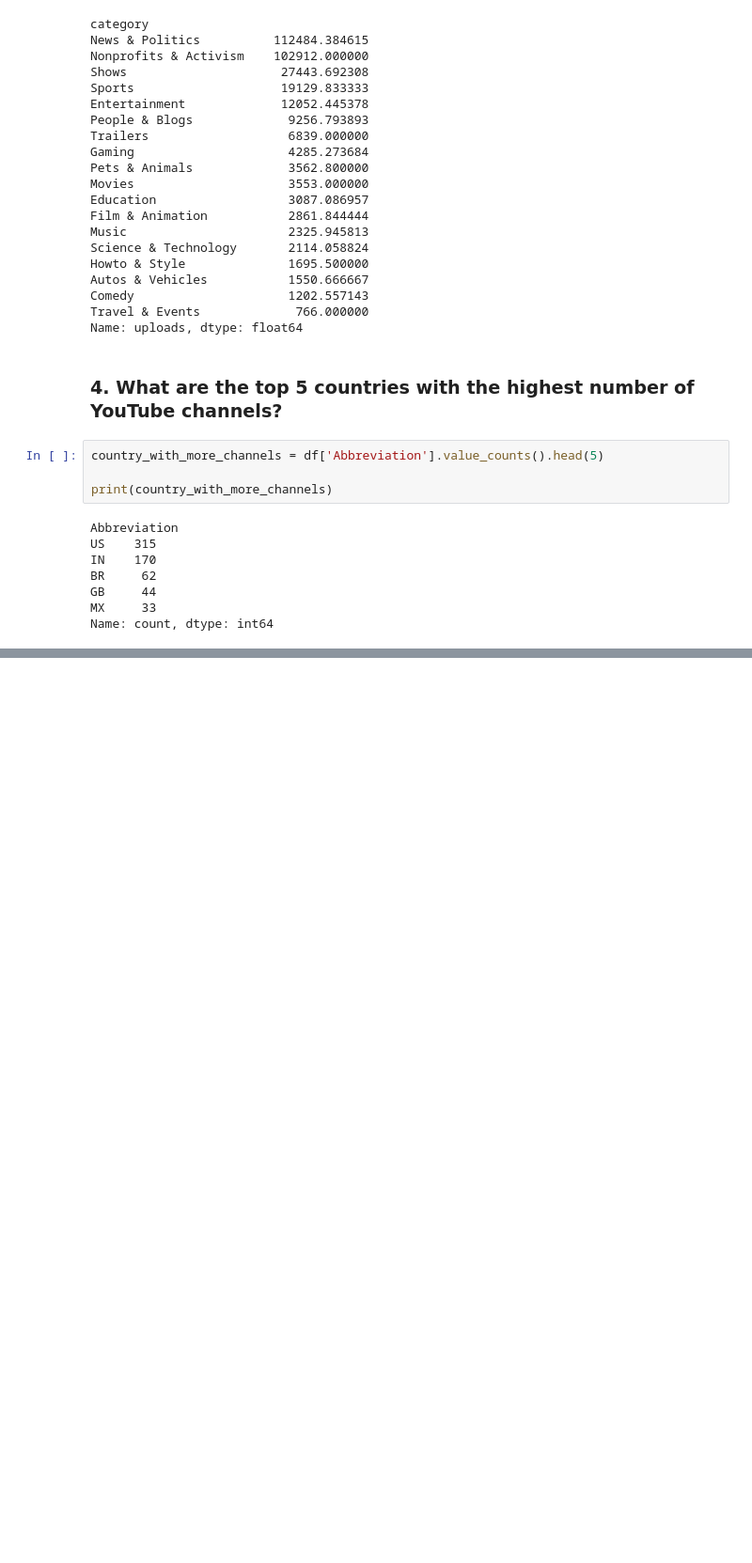
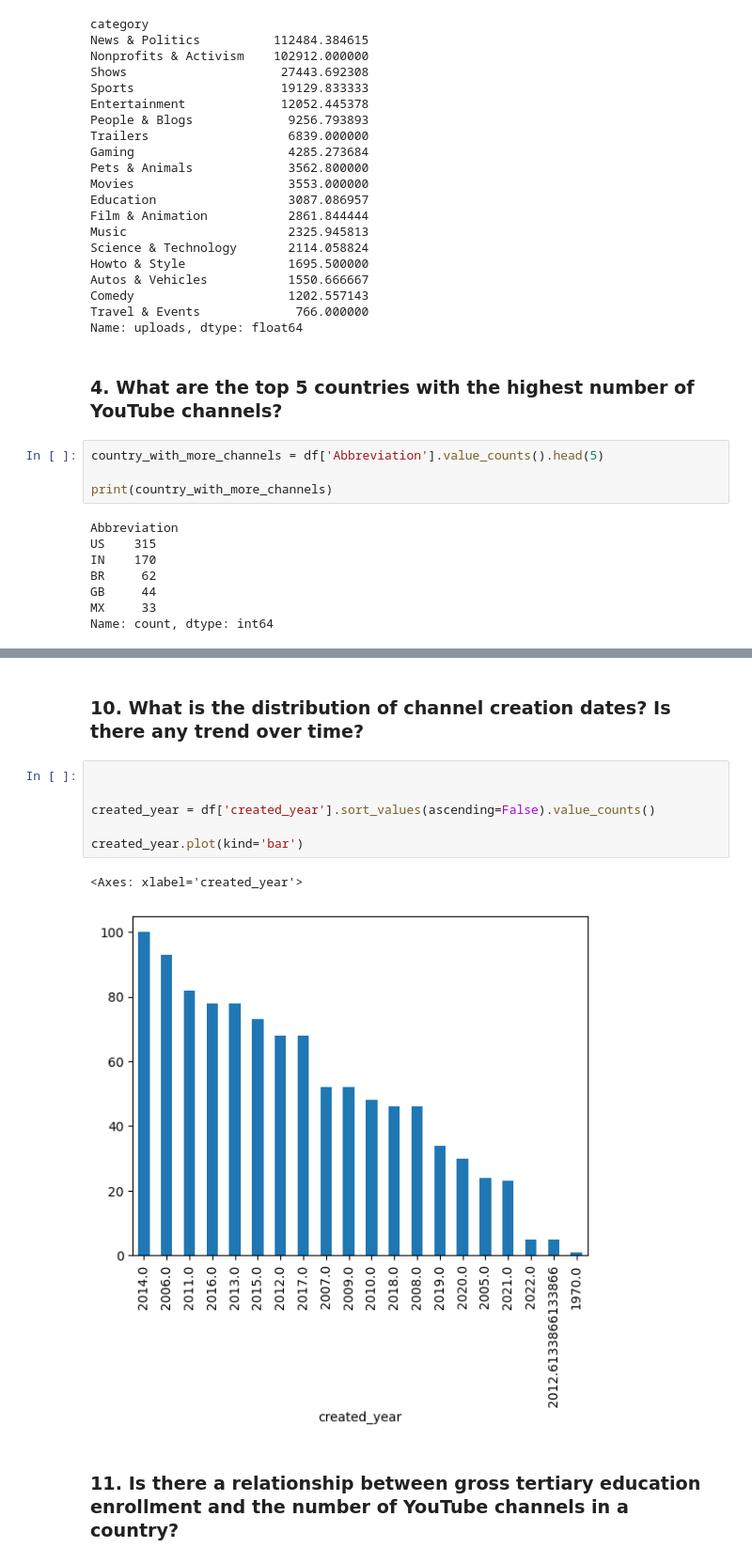
Before and after one commit to rajvee18/Projects, a Jupyter notebook: youtube_dataset_analysis.ipynb, the cells around one changed output, grey strips where cells are left out. Shown: that part at 94% size. Saved outputs shown, nothing was run; the diff lists cells and outputs as text; blank space fills up the shorter version.

```diff
--- a/youtube_dataset_analysis.ipynb
+++ b/youtube_dataset_analysis.ipynb
@@ -141,0 +203,13 @@ df.groupby(['category'])['']
+# %% [markdown]
+### 10.	What is the distribution of channel creation dates? Is there any trend over time?
+# %%
+
+
+created_year = df['created_year'].sort_values(ascending=False).value_counts()
+
+created_year.plot(kind='bar')
+# %% [output]
+<Axes: xlabel='created_year'>
+[figure, added]
+# %% [markdown]
+### 11.	Is there a relationship between gross tertiary education enrollment and the number of YouTube channels in a country?
```
Also changed, not shown: parts of 32 cells of this notebook.
